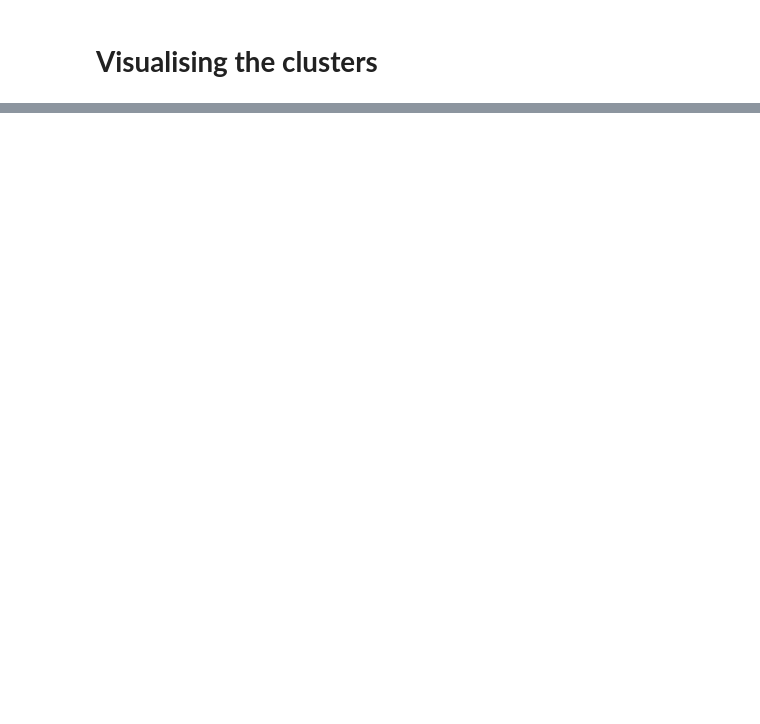
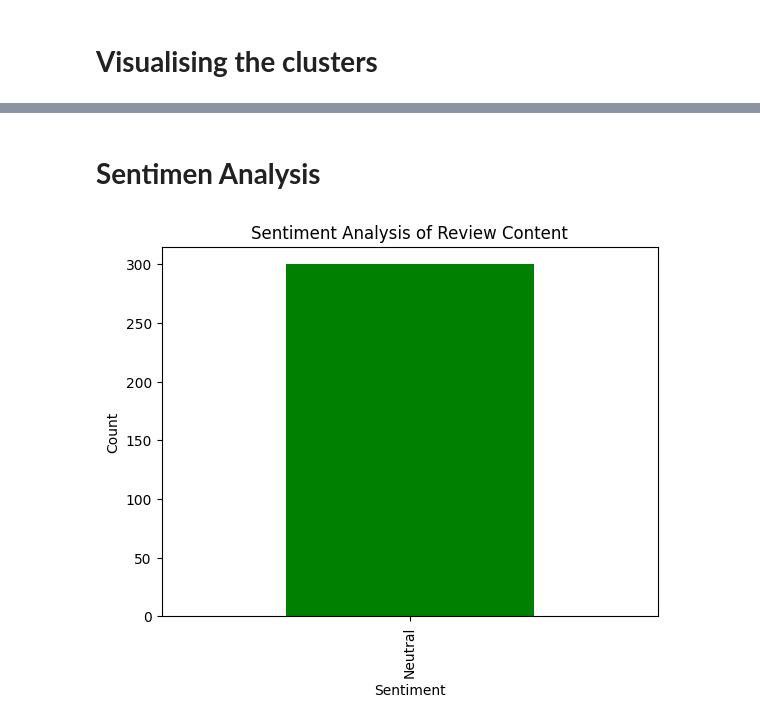
Before and after one commit to AzizLike29/Scrap-App-ML, a Jupyter notebook: scrap_mobile_legends.ipynb, the cells around one changed output, grey strips where cells are left out. Saved outputs shown, nothing was run; the diff lists cells and outputs as text; code cells hidden in the pictures; blank space fills up the shorter version.

```diff
--- a/scrap_mobile_legends.ipynb
+++ b/scrap_mobile_legends.ipynb
@@ -519,0 +564,27 @@ plt.show()
+# %% [markdown]
+# **Sentimen Analysis**
+# %%
+#Classify sentiment
+def sentiment_analysis(text):
+    analysis = TextBlob(text)
+    #threshold for positive and negative sentiments
+    if analysis.sentiment.polarity > 0.1:
+        return 'Positive'
+    elif analysis.sentiment.polarity < -0.1:
+        return 'Negative'
+    else:
+        return 'Neutral'
+
+#Applying sentiment analysis to the review content
+reviews = data['sentiment']
+reviews_sentiments = reviews.apply(sentiment_analysis)
+
+# Counting the occurrences of each sentiment
+sentiment_counts = reviews_sentiments.value_counts()
+
+sentiment_counts.plot(kind='bar', color=['green', 'blue', 'red'], title='Sentiment Analysis of Review Content')
+plt.xlabel('Sentiment')
+plt.ylabel('Count')
+plt.show()
+# %% [output]
+[figure, added]
```
Also changed, not shown: parts of 26 cells of this notebook.
